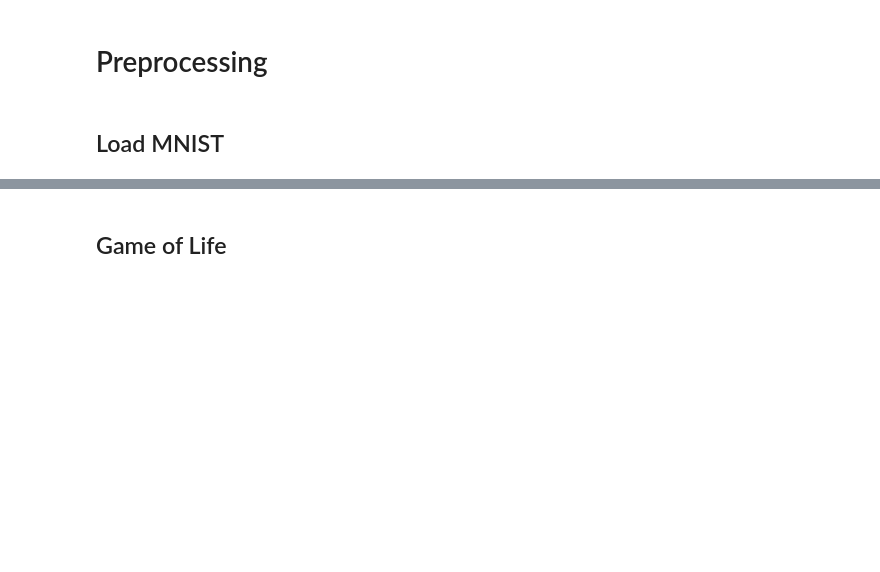
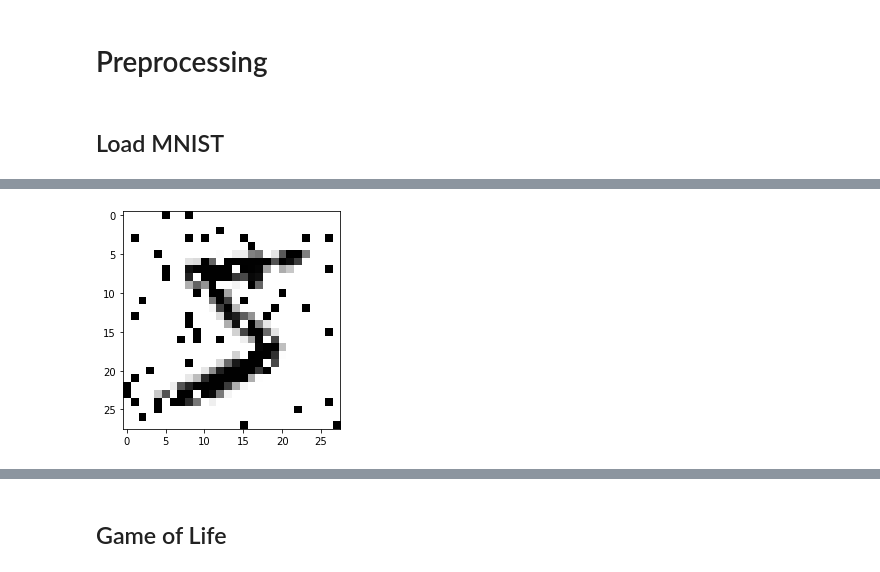
Before and after one commit to emiltj/data-science-exam-2022, a Jupyter notebook: scripts/ds.ipynb, the cells around one changed output, grey strips where cells are left out. Drawn from its saved outputs; the diff is of its cells as text; code cells hidden in the pictures; blank space fills up the shorter version.

```diff
--- a/scripts/ds.ipynb
+++ b/scripts/ds.ipynb
@@ -41,0 +47,49 @@ y_test = y_test[:250]
+# %%
+import random
+import cv2
+
+def add_noise(img, n_pixels_change = 125):
+    """Function for adding salt and pepper noise
+
+    Args:
+        img (array): 2D np.array which one wants to add noise to
+        n_pixels_change (int, optional): How many pixels should be changed?. Defaults to 125.
+
+    Returns:
+        img (array): 2D array after adding noise
+    """
+
+    # Getting the dimensions of the image
+    row , col = img.shape
+
+    # Randomly pick some pixels in the image for coloring them white. Pick 50
+    for i in range(n_pixels_change//2):
+
+        # Pick a random y coordinate
+        y_coord=random.randint(0, row - 1)
+
+        # Pick a random x coordinate
+        x_coord=random.randint(0, col - 1)
+
+        # Color that pixel to white
+        img[y_coord][x_coord] = 255
+
+    # Randomly pick some pixels in
+    # the image for coloring them black
+    for i in range(n_pixels_change//2):
+
+        # Pick a random y coordinate
+        y_coord=random.randint(0, row - 1)
+
+        # Pick a random x coordinate
+        x_coord=random.randint(0, col - 1)
+
+        # Color that pixel to black
+        img[y_coord][x_coord] = 0
+
+    return img
+
+plt.imshow(add_noise(X_train[0], 125), cmap='gray_r', vmin=0, vmax=255)
+plt.show()
+# %% [output]
+[figure, added]
```
Also changed, not shown: parts of 18 cells of this notebook.
